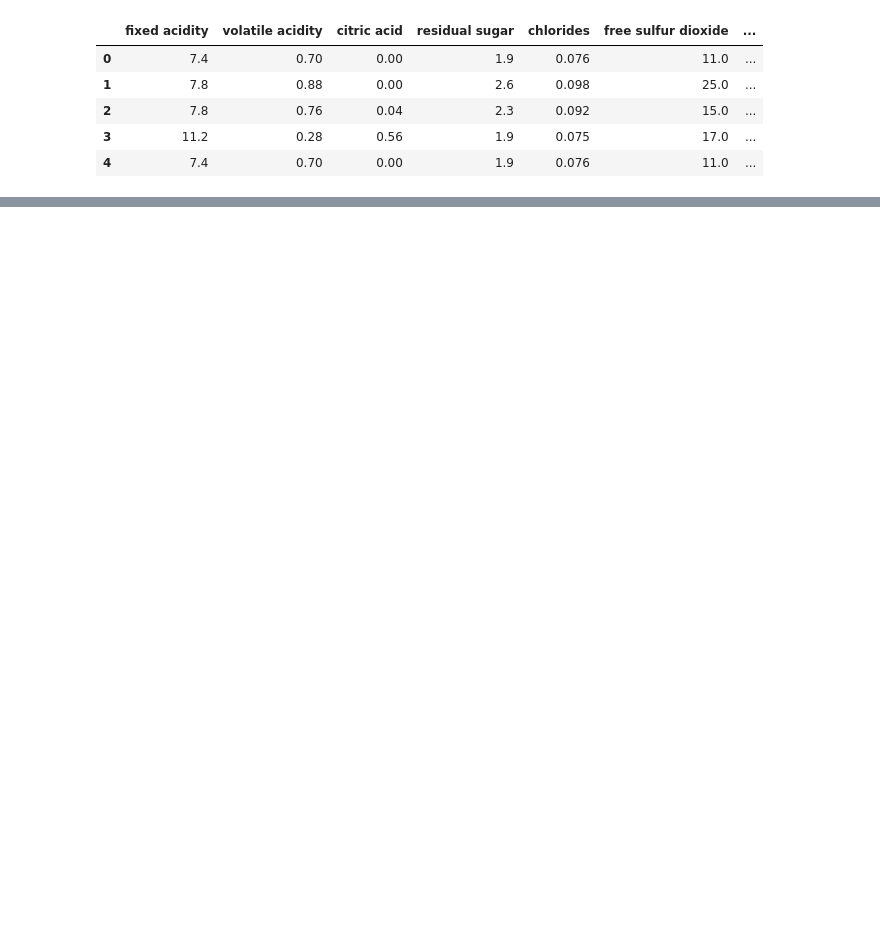
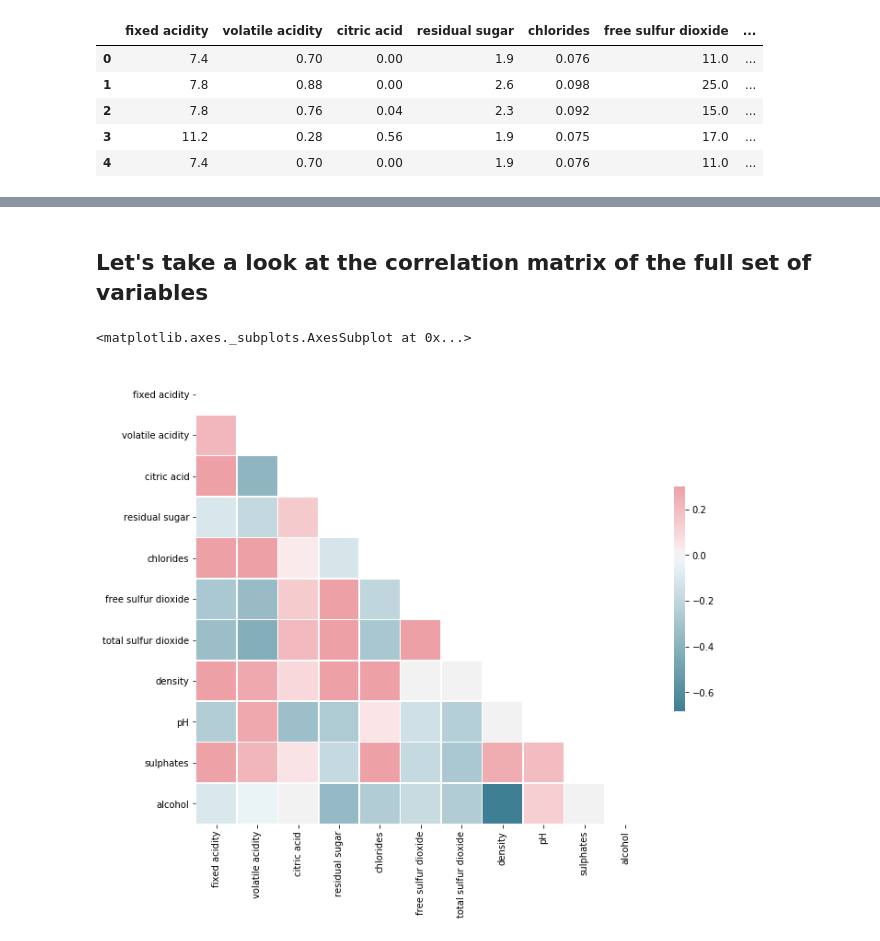
Before and after one commit to mutecypher/DataSci-420, a Jupyter notebook: MikePEarson-L03-WineClassifier.ipynb, the cells around one changed output, grey strips where cells are left out. Cells and saved outputs as stored; diff of their text form; code cells hidden in the pictures; blank space fills up the shorter version.

```diff
--- a/MikePEarson-L03-WineClassifier.ipynb
+++ b/MikePEarson-L03-WineClassifier.ipynb
@@ -110,16 +112,16 @@ Now that things are normalized, let's get a training data set
 # %%
 msk = np.random.rand(wine_data.shape[0]) <= 0.8
 ## remove the quality column and set as separate
-quality_data = wine_data['quality']
-wine_d = wine_data.drop(['quality'],axis = 1)
-wine_train = wine_d.iloc[msk, 0:12]
-wine_train_target = quality_data.loc[msk]
-wine_test = wine_d.iloc[~msk, 0:12]
-wine_test_target = quality_data.loc[~msk]
+class_data = wine_data['Class']
+wine_d = wine_data.drop(['quality', 'Class'],axis = 1)
+wine_train = wine_d.iloc[msk, 0:11]
+wine_train_target = class_data.loc[msk]
+wine_test = wine_d.iloc[~msk, 0:11]
+wine_test_target = class_data.loc[~msk]
 
 
 print(wine_train.describe())
-print("wine train target is ", wine_train_target.describe())
+print("wine train target is \n", wine_train_target.describe())
 print(wine_test_target.describe())
 # %% [output]
        fixed acidity  volatile acidity  citric acid  residual sugar  \
@@ -155,0 +334,23 @@ Accuracy = 36.68
+# %% [markdown]
+## Let's take a look at the correlation matrix of the full set of variables
+# %%
+import seaborn as sns
+import matplotlib.pyplot as plt
+corry = wine_train.corr()
+
+# Generate a mask for the upper triangle - basic code borroewd from seaborn examples website
+mask = np.zeros_like(corry, dtype=np.bool)
+mask[np.triu_indices_from(mask)] = True
+
+# Set up the matplotlib figure
+f, ax = plt.subplots(figsize=(11, 9))
+
+# Generate a custom diverging colormap
+cmap = sns.diverging_palette(220, 10, as_cmap=True)
+
+# Draw the heatmap with the mask and correct aspect ratio
+sns.heatmap(corry, mask=mask, cmap=cmap, vmax=.3, center=0,
+            square=True, linewidths=.5, cbar_kws={"shrink": .5})
+# %% [output]
+<matplotlib.axes._subplots.AxesSubplot at 0x...>
+[figure, added]
```
Also changed, not shown: parts of 26 cells of this notebook.
